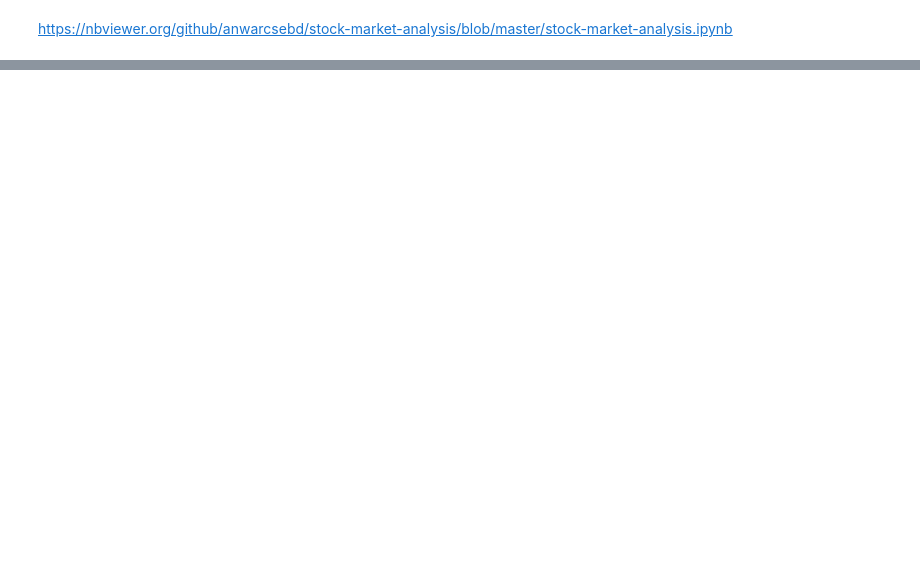
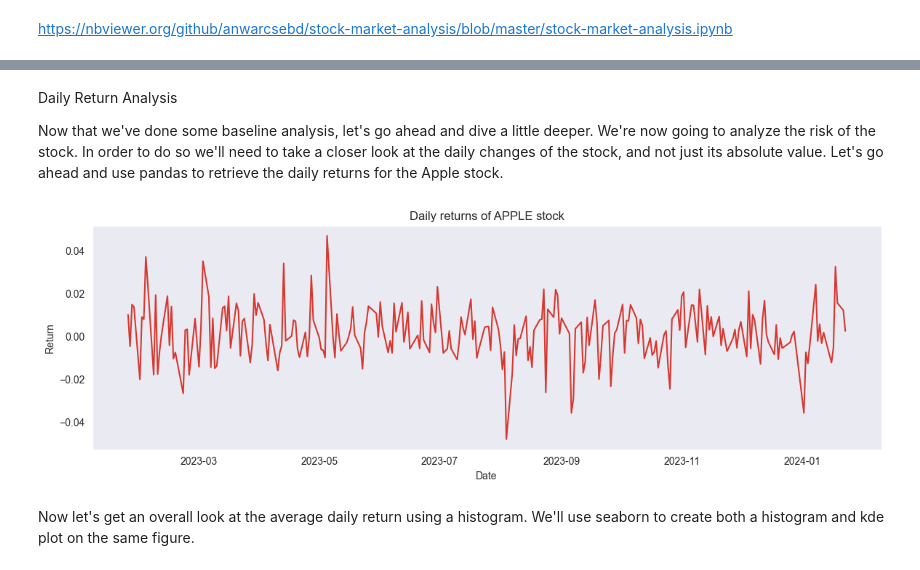
Before and after one commit to kellyle404/Risk_analysis_tech_stocks, a Jupyter notebook: finance.ipynb, the cells around one changed output, grey strips where cells are left out. Drawn from its saved outputs; the diff is of its cells as text; code cells hidden in the pictures; blank space fills up the shorter version.

```diff
--- a/finance.ipynb
+++ b/finance.ipynb
@@ -84,0 +157,18 @@ plt.title('Historical closing price, AAPL');
+# %% [markdown]
+Daily Return Analysis
+
+Now that we've done some baseline analysis, let's go ahead and dive a little deeper. We're now going to analyze the risk of the stock. In order to do so we'll need to take a closer look at the daily changes of the stock, and not just its absolute value. Let's go ahead and use pandas to retrieve the daily returns for the Apple stock.
+# %%
+AAPL['Daily Return'] = AAPL['Close'].pct_change()
+
+plt.figure(figsize = (14, 4));
+sns.lineplot(
+    data = AAPL['Daily Return'],
+    color = '#d7372f')
+plt.title('Daily returns of APPLE stock')
+plt.xlabel('Date')
+plt.ylabel('Return');
+# %% [output]
+[figure, added]
+# %% [markdown]
+Now let's get an overall look at the average daily return using a histogram. We'll use seaborn to create both a histogram and kde plot on the same figure.
```
Also changed, not shown: parts of 20 cells of this notebook.
